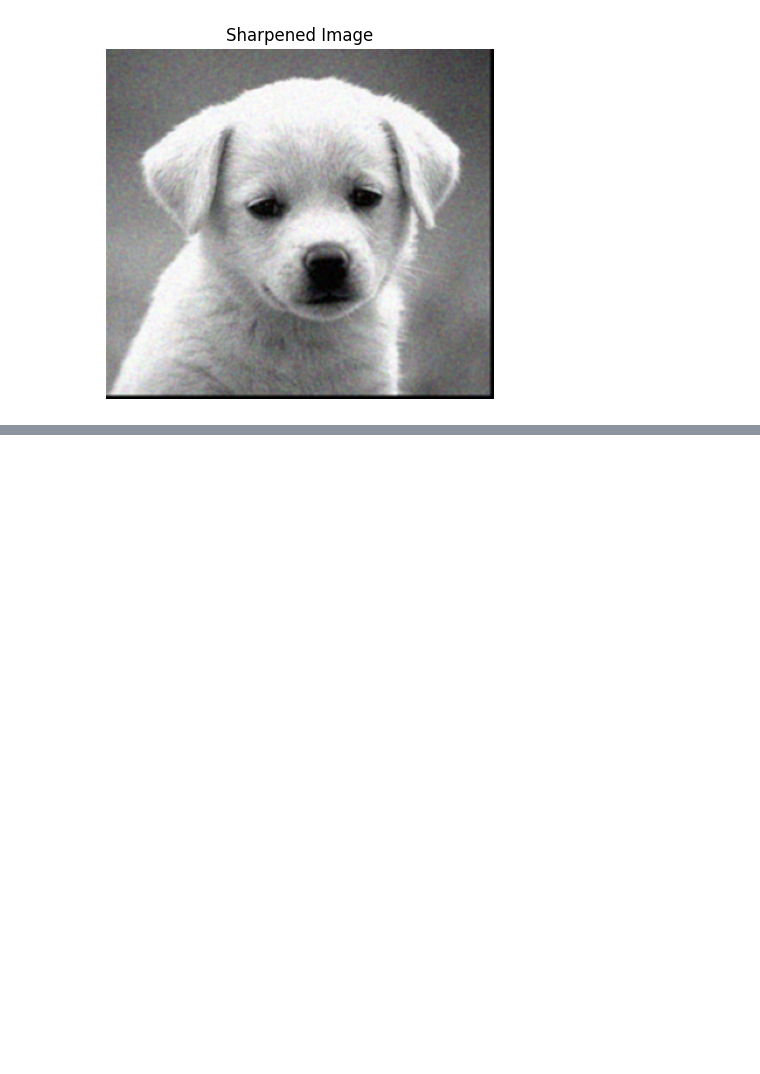
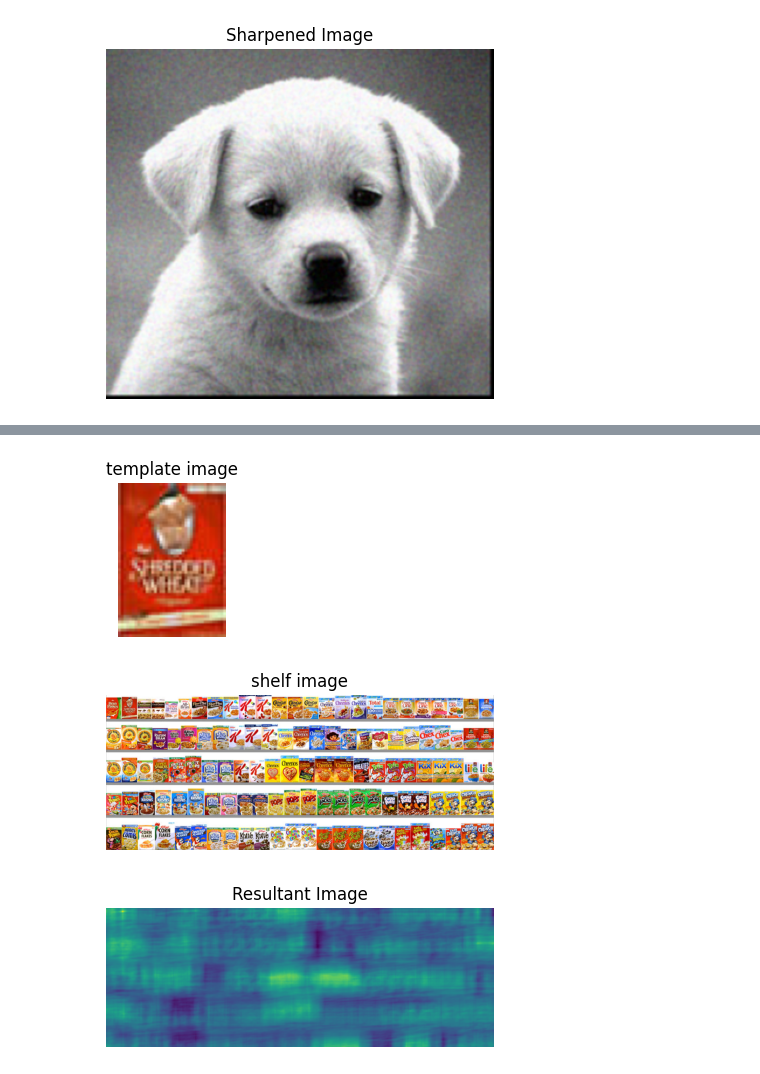
Before and after one commit to tselane2110/Applied-Computer-Vision, a Jupyter notebook: assignment-1/Assignment-1.ipynb, the cells around one changed output, grey strips where cells are left out. Cells and saved outputs as stored; diff of their text form; code cells hidden in the pictures; blank space fills up the shorter version.

```diff
--- a/assignment-1/Assignment-1.ipynb
+++ b/assignment-1/Assignment-1.ipynb
@@ -9,11 +9,11 @@ import matplotlib.pyplot as plt
 # %% [markdown]
 ## 1. Adding noise to the Dog image:
 # %%
-def show_image(img, title="Image"):
+def show_image(img, title="Image", fs=(5, 5)):
     """
     Displays the input image
     """
-    plt.figure(figsize=(5, 5))
+    plt.figure(figsize = fs)
     plt.imshow(img)
     plt.title(title)
     plt.axis("off")
@@ -165,0 +215,28 @@ show_image(sharpened_img, "Sharpened Image")
+# %%
+# loading the images
+template = cv.imread("template.jpg")
+template = cv.cvtColor(template, cv.COLOR_BGR2RGB) # opencv by defaults imports pictures in BGR format instead of RGB
+shelf = cv.imread("shelf.jpg")
+shelf = cv.cvtColor(shelf, cv.COLOR_BGR2RGB)
+
+
+# displaying the images
+show_image(template, "template image", (2,2))
+show_image(shelf, "shelf image")
+
+# normalizing the images
+normalized_template = template - np.mean(template)
+normalized_shelf_img = shelf - np.mean(shelf)
+
+# flipping kernel over x and y axis, for convolution
+flipped_normalized_template_img = np.flipud(np.fliplr(normalized_template)) #lr -> horizontal axis, up -> vertical axis
+
+# convolving the normalized-flipped kernel over the input shelf image
+result = template_match(normalized_shelf_img, flipped_normalized_template_img)
+
+# displaying the resultant image
+show_image(result, "Resultant Image")
+# %% [output]
+[figure, added]
+[figure, added]
+[figure, added]
```
Also changed, not shown: parts of 3 cells of this notebook.
